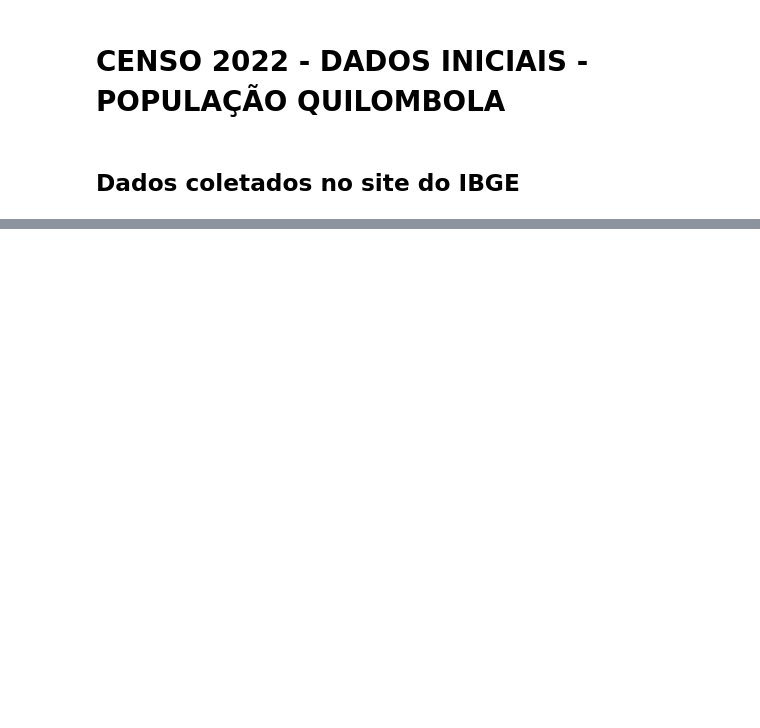
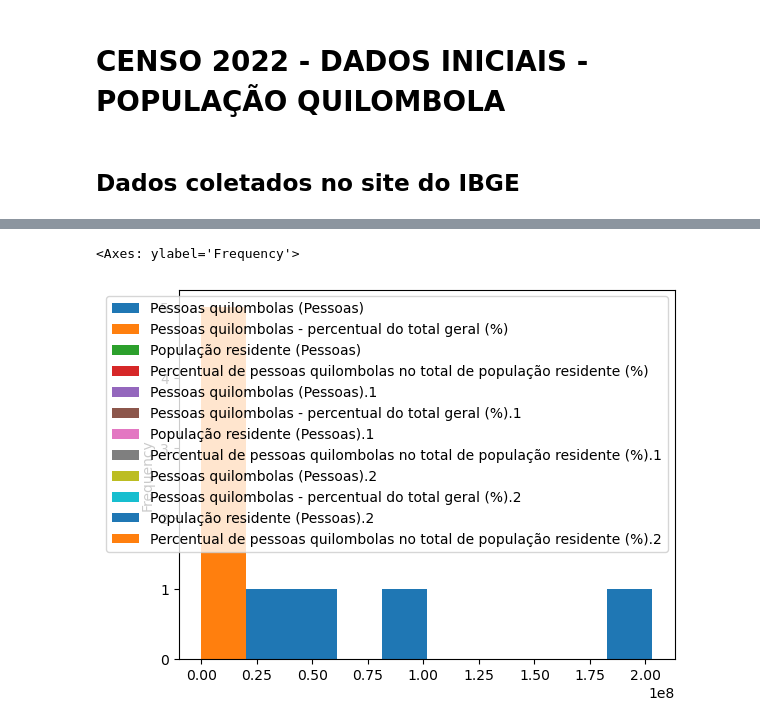
Before and after one commit to LeoFlik/Censo, a Jupyter notebook: censo_2022_quilombolas.ipynb, the cells around one changed output, grey strips where cells are left out. Drawn from its saved outputs; the diff is of its cells as text; code cells hidden in the pictures; blank space fills up the shorter version.

Commit message:
Data clear , to do: plot the data

```diff
--- a/censo_2022_quilombolas.ipynb
+++ b/censo_2022_quilombolas.ipynb
@@ -23,3 +23,6 @@ base_data
 | 2 | Nordeste | 905415 | 100 | 54644582 | 1.66 | ... |
 | 3 | Sudeste | 182305 | 100 | 84847187 | 0.21 | ... |
 | 4 | Sul | 29056 | 100 | 29933315 | 0.10 | ... |
+# %%
+base_data.set_index('Regiões')
+base_data.columns
@@ -25,0 +70,5 @@ base_data
+# %%
+base_data.plot(kind='hist')
+# %% [output]
+<Axes: ylabel='Frequency'>
+[figure, added]
```
Also changed, not shown: parts of 2 cells of this notebook.
